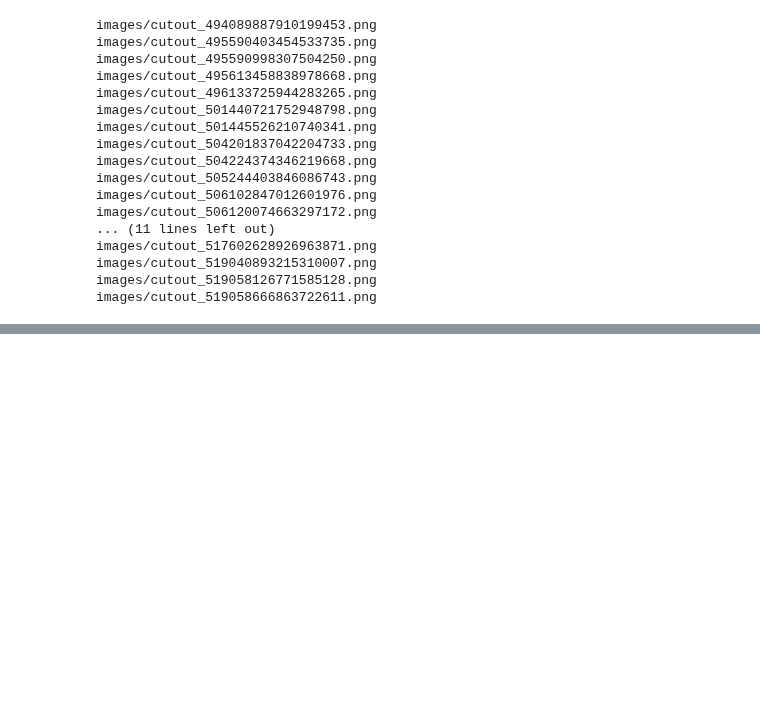
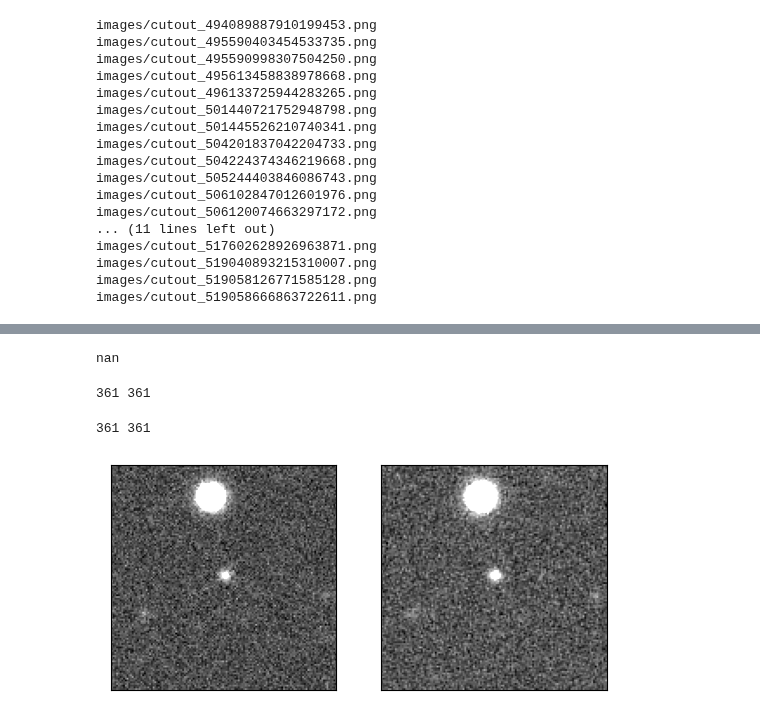
Before and after one commit to rubin-dp0/cst-dev, a Jupyter notebook: JLC_slagheap/cutout_animation/SN_cutout_animation.ipynb, the cells around one changed output, grey strips where cells are left out. Saved outputs shown, nothing was run; the diff lists cells and outputs as text; code cells hidden in the pictures; blank space fills up the shorter version.

Commit message:
Warp all cutouts to the same orientation

```diff
--- a/JLC_slagheap/cutout_animation/SN_cutout_animation.ipynb
+++ b/JLC_slagheap/cutout_animation/SN_cutout_animation.ipynb
@@ -501,0 +634,5 @@ images/cutout_519058666863722611.png
+# %%
+wcs0 = img0.getWcs()
+wcs1 = img1.getWcs()
+
+wcs1
@@ -501,0 +670,68 @@ images/cutout_519058666863722611.png
+# %%
+np.nanmedian(warpedExp.image.array)
+# %% [output]
+nan
+# %%
+img1b = warp_img(img0, img1, wcs0, wcs1)
+# %%
+print(img1b.height, img1b.width)
+# %% [output]
+361 361
+# %%
+height = img0.height
+width = img0.width
+
+ceny = (height - 1) / 2
+cenx = (width - 1) / 2
+
+cutout_size = 131
+
+minx = int(cenx - ((cutout_size - 1) / 2))
+maxx = int(cenx + ((cutout_size - 1) / 2))
+miny = int(ceny - ((cutout_size - 1) / 2))
+maxy = int(ceny + ((cutout_size - 1) / 2))
+# %%
+print(height, width)
+# %% [output]
+361 361
+# %%
+fig, ax = plt.subplots()
+
+plt.subplot(121)
+
+ax = plt.gca()
+
+im_arr0 = img0.image.array[minx:maxx, miny:maxy]
+im_arr_bgnorm0 = im_arr0/np.nanmedian(im_arr0)
+
+# Create an ImageNormalize object
+norm = ImageNormalize(im_arr_bgnorm0, interval=ZScaleInterval(),
+                      stretch=LinearStretch())
+
+plt.imshow(im_arr_bgnorm0, origin='lower', norm=norm, cmap='gray')
+ax.set_xticklabels([])
+ax.set_yticklabels([])
+ax.set_xticks([])
+ax.set_yticks([])
+# plt.title('MJD: '+str(src['midPointTai']))
+
+plt.subplot(122)
+
+ax = plt.gca()
+
+im_arr1 = img1b.image.array[minx:maxx, miny:maxy]
+im_arr_bgnorm1 = im_arr1/np.nanmedian(im_arr1)
+
+# Create an ImageNormalize object
+norm = ImageNormalize(im_arr_bgnorm1, interval=ZScaleInterval(),
+                      stretch=LinearStretch())
+
+plt.imshow(im_arr_bgnorm1, origin='lower', norm=norm, cmap='gray')
+ax.set_xticklabels([])
+ax.set_yticklabels([])
+ax.set_xticks([])
+ax.set_yticks([])
+
+plt.show()
+# %% [output]
+[figure, added]
```
Also changed, not shown: parts of 14 cells of this notebook.
